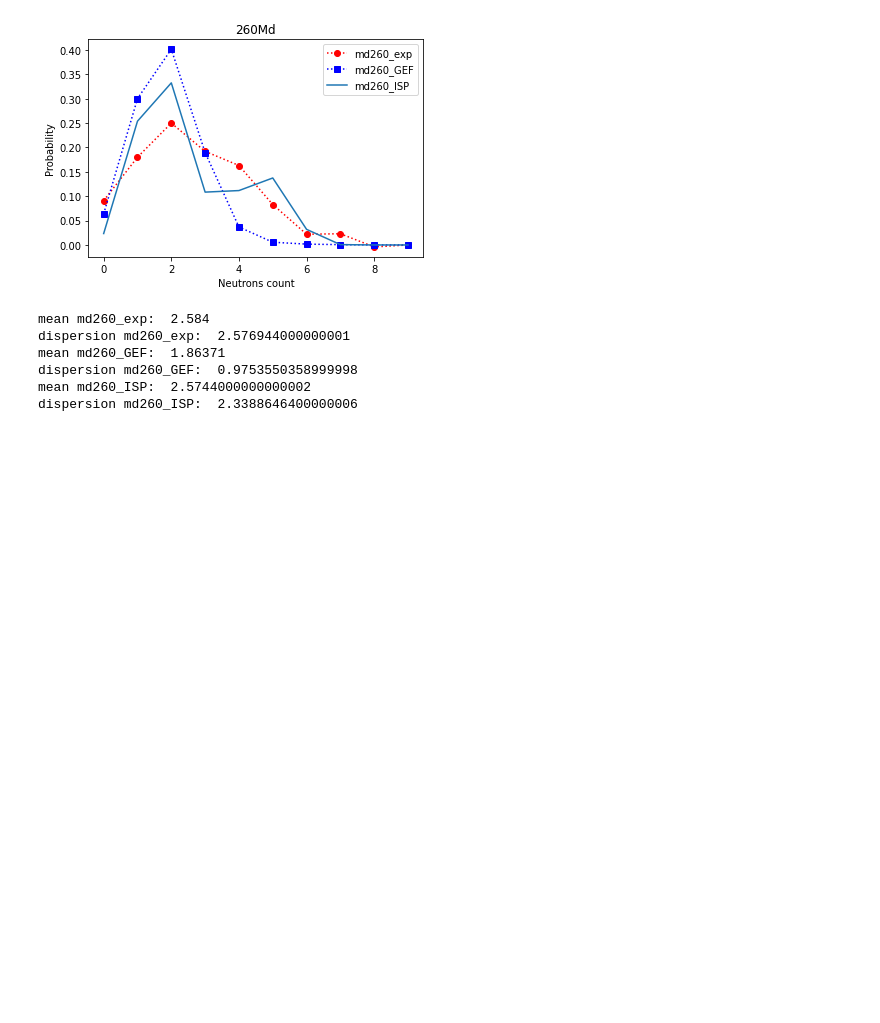
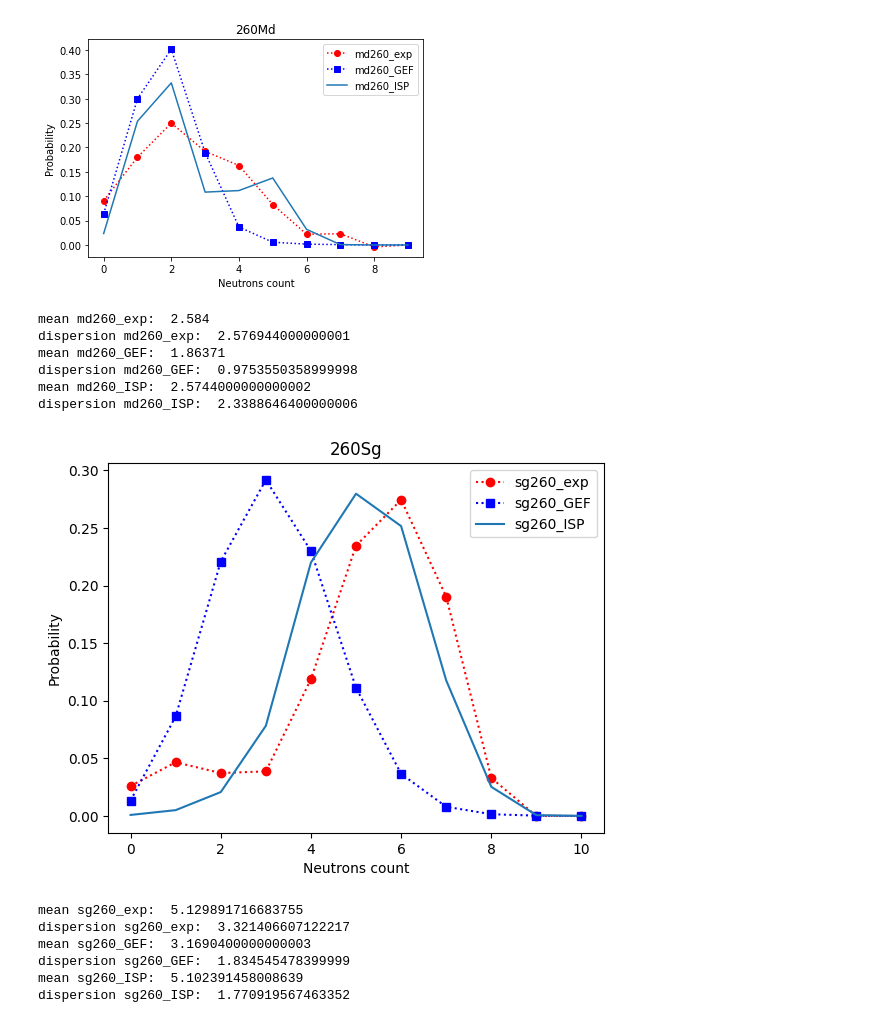
Before and after one commit to siberianisaev/NeutronBarrel, a Jupyter notebook: Python/KStest.ipynb, the cells around one changed output. Drawn from its saved outputs; the diff is of its cells as text; code cells hidden in the pictures; blank space fills up the shorter version.

```diff
--- a/Python/KStest.ipynb
+++ b/Python/KStest.ipynb
@@ -591,3 +604,64 @@ mean md260_GEF:  1.86371
 dispersion md260_GEF:  0.9753550358999998
 mean md260_ISP:  2.5744000000000002
 dispersion md260_ISP:  2.3388646400000006
+# %%
+# Sg-260
+sg260_exp  = np.array([0.0260257844087503,
+0.0466056931134098,
+0.0372477763993237,
+0.0386911727077678,
+0.118788106343182,
+0.234689059843341,
+0.274544231399984,
+0.190411566614873,
+0.0329966091693682,
+0,
+0])
+sg260_GEF  = np.array([0.01334,
+0.0864,
+0.22093,
+0.29178,
+0.23011,
+0.11125,
+0.03654,
+0.00794,
+0.00147,
+2.3E-4,
+1.00E-05])
+sg260_ISP  = np.array([8.59363890921E-4,
+0.005015521512047,
+0.020697359695951,
+0.078254017631887,
+0.22009104408681,
+0.279818593510995,
+0.251666819850347,
+0.117682704049111,
+0.025249009086415,
+6.65566685515E-4,
+0
+])
+
+xx = list(range(0, 11))
+plt.plot(xx,sg260_exp,'ro:',label='sg260_exp')
+plt.plot(xx,sg260_GEF,'bs:',label='sg260_GEF')
+plt.plot(xx,sg260_ISP,label='sg260_ISP')
+plt.legend()
+plt.title('260Sg')
+plt.xlabel('Neutrons count')
+plt.ylabel('Probability')
+plt.show()
+
+print("mean sg260_exp: ", mean_from(sg260_exp))
+print("dispersion sg260_exp: ", dispersion_from(sg260_exp))
+print("mean sg260_GEF: ", mean_from(sg260_GEF))
+print("dispersion sg260_GEF: ", dispersion_from(sg260_GEF))
+print("mean sg260_ISP: ", mean_from(sg260_ISP))
+print("dispersion sg260_ISP: ", dispersion_from(sg260_ISP))
+# %% [output]
+[figure, added]
+mean sg260_exp:  5.129891716683755
+dispersion sg260_exp:  3.321406607122217
+mean sg260_GEF:  3.1690400000000003
+dispersion sg260_GEF:  1.834545478399999
+mean sg260_ISP:  5.102391458008639
+dispersion sg260_ISP:  1.770919567463352
```
Also changed, not shown: parts of 10 cells of this notebook.
